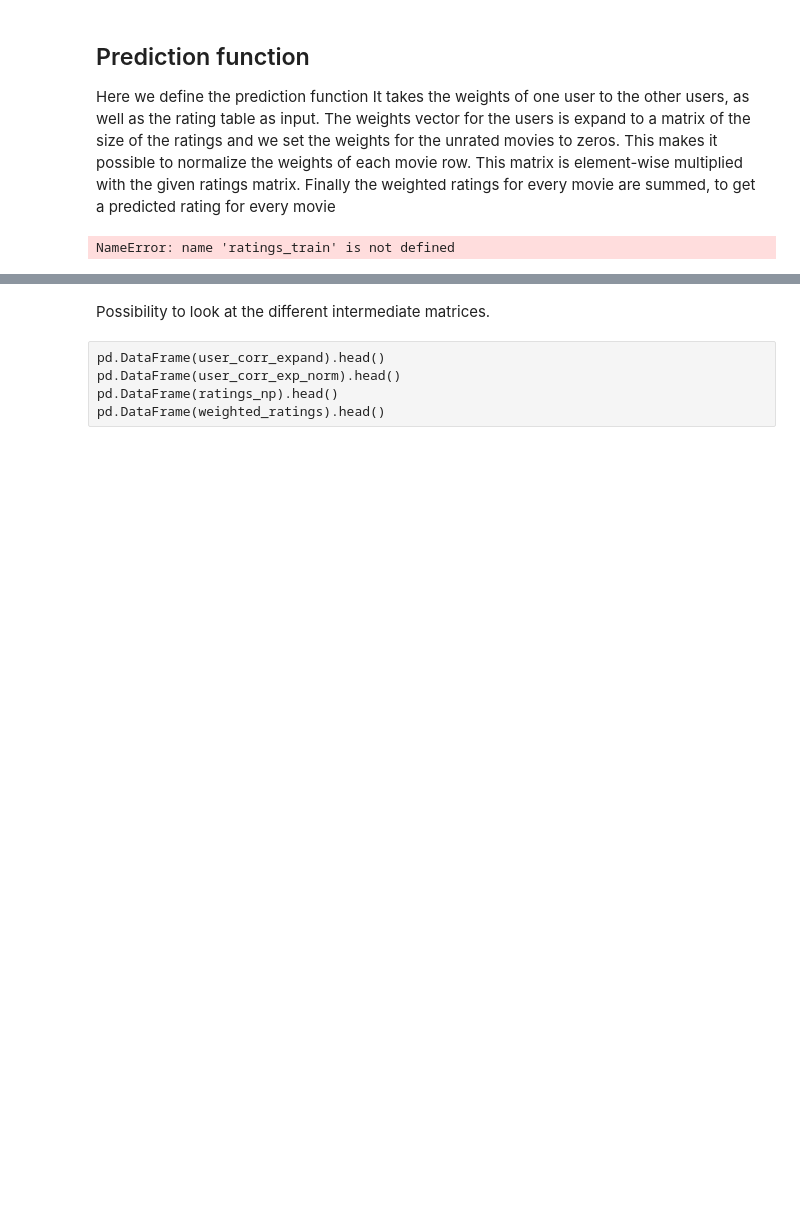
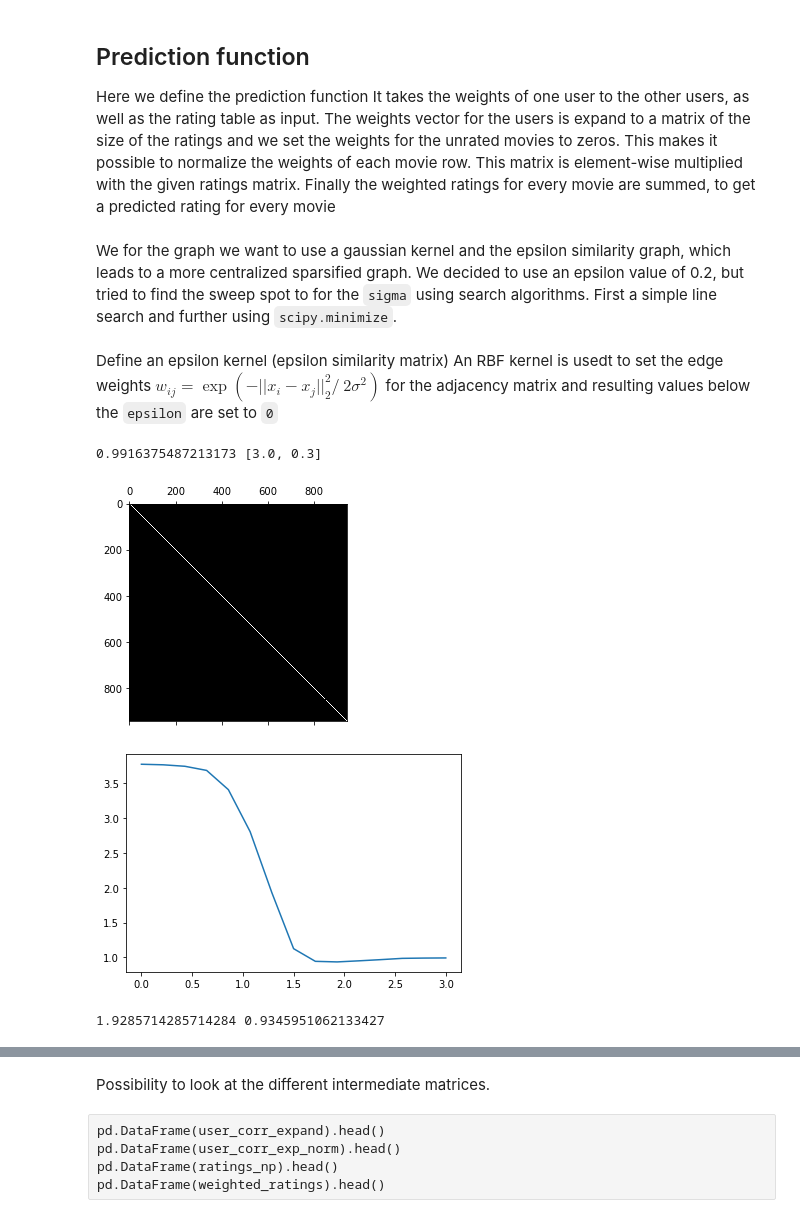
Before and after one commit to Lambo97/MovieRecommendation, a Jupyter notebook: src/near_user_prediction.ipynb, the cells around one changed output, grey strips where cells are left out. Saved outputs shown, nothing was run; the diff lists cells and outputs as text; code cells hidden in the pictures; blank space fills up the shorter version.

```diff
--- a/src/near_user_prediction.ipynb
+++ b/src/near_user_prediction.ipynb
@@ -203,13 +209,6 @@ Here we define the prediction function
 It takes the weights of one user to the other users, as well as the rating table as input.
 The weights vector for the users is expand to a matrix of the size of the ratings and we set the weights for the unrated movies to zeros. This makes it possible to normalize the weights of each movie row. This matrix is element-wise multiplied with the given ratings matrix. Finally the weighted ratings for every movie are summed, to get a predicted rating for every movie
 # %%
-i_user = 12
-variance = 900
-
-#ratings_np = ratings_np[:variance,:]
-ratings_np.shape
-rating_mask = (ratings_np != 0).astype(float)
-
 def predictRating(user_corr, ratings ):
     rating_mask = (ratings != 0).astype(float)
     #user_corr = np.random.rand(user_corr.shape[0])
@@ -222,11 +221,53 @@ def predictRating(user_corr, ratings ):
     user_corr_exp_norm = user_corr_expand / (user_corr_expand.sum(axis=0)[np.newaxis, :] + 1E-10)
     user_corr_exp_norm[np.isnan(user_corr_exp_norm)] = 0
     weighted_ratings = ratings * user_corr_exp_norm
-    pred_ratings = weighted_ratings.sum(axis = 0)
-    return pred_ratings
-
-
-## use the train dataset
-pred_ratings = predictRating(weight_matrix[i_user,:].copy(), ratings_train)
+    pred_rating = weighted_ratings.sum(axis = 0)
+    return pred_rating
-# %% [output]
-NameError: name 'ratings_train' is not defined
+# %% [markdown]
+We for the graph we want to use a gaussian kernel and the epsilon similarity graph, which leads to a more centralized sparsified graph. We decided to use an epsilon value of 0.2, but tried to find the sweep spot to for the `sigma` using search algorithms. First a simple line search and further using `scipy.minimize`.
+# %% [markdown]
+Define an epsilon kernel (epsilon similarity matrix)
+An RBF kernel is usedt to set the edge weights $w_{ij}=\exp(-||x_i- x_j||_2^2 / ~ 2 \sigma^2)$ for the adjacency matrix and resulting values below the `epsilon` are set to `0`
+# %%
+def epsilon_kernel(X: np.ndarray, sigma=1, epsilon=0):
+    """ X (n x d): distance matrix
+        sigma (float): width of the kernel
+        epsilon (float): threshold
+        Return:
+        adjacency (n x n ndarray): adjacency matrix of the graph.
+    """
+    adjacency = np.exp( - X ** 2 / (2 * (sigma ** 2)))
+    adjacency[adjacency < epsilon] = 0
+    np.fill_diagonal(adjacency, 0)
+    return adjacency
+# %%
+def optimize_epsilon(x):
+    sigma, epsilon = x
+    #epsilon_weight = epsilon_kernel(4 - weight_matrix_raw.copy(), sigma=sigma, epsilon=epsilon)
+    epsilon_weight = epsilon_kernel(4 - weight_matrix_raw.copy(), sigma=sigma, epsilon=epsilon)
+
+    errors = []
+    for ii in range(weight_matrix_raw.shape[0]):
+        pred_rating = predictRating(epsilon_weight[ii,:].copy(), rating_train)
+        ratings_user = rating_train[ii,:]
+        if np.count_nonzero(ratings_user) > 0:
+            errors.append(np.sqrt(mean_squared_error(ratings_user[ratings_user != 0], (pred_rating[ratings_user != 0]))))
+    clear_output(wait = True)
+    print(np.mean(errors), x)
+    plt.spy(epsilon_weight)
+    plt.show()
+    return np.mean(errors)
+# %%
+error_sigma = []
+sigmas  = np.linspace(0,3,15)
+for i in sigmas:
+    error_sigma.append(optimize_epsilon([i,0.3]))
+    plt.plot(sigmas[:len(error_sigma)],error_sigma)
+    plt.show()
+    best_sigma = sigmas[np.argmin(error_sigma)]
+    print(best_sigma, np.min(error_sigma))
+# %% [output]
+0.9916375487213173 [3.0, 0.3]
+[figure, added]
+[figure, added]
+1.9285714285714284 0.9345951062133427
```
Also changed, not shown: parts of 72 cells of this notebook, 41 other files.
